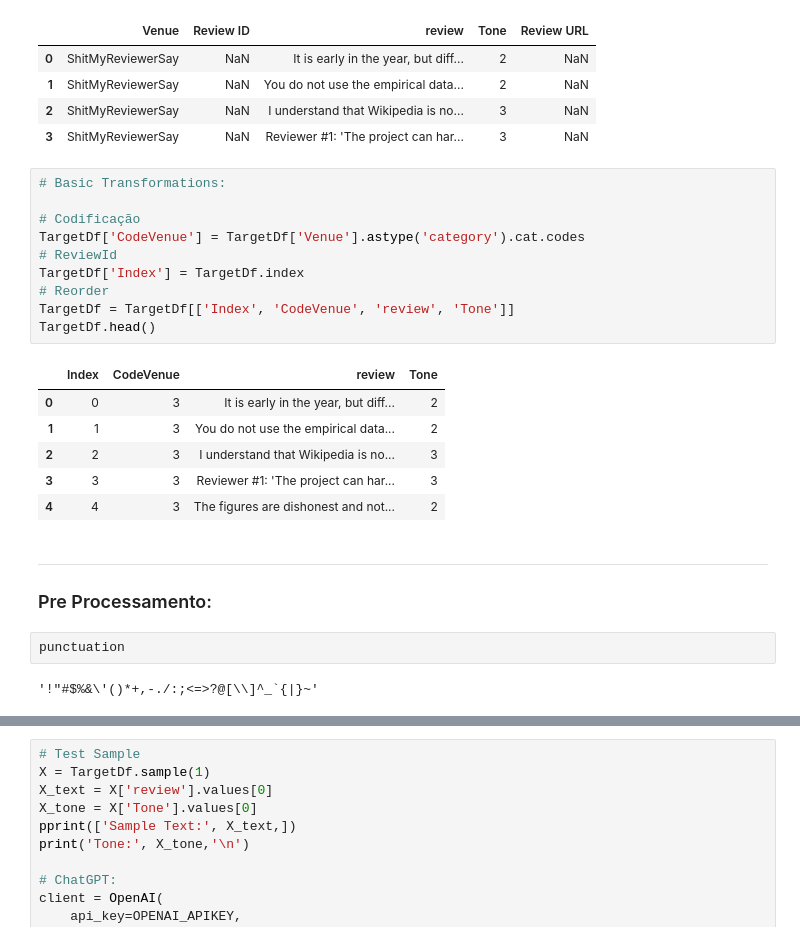
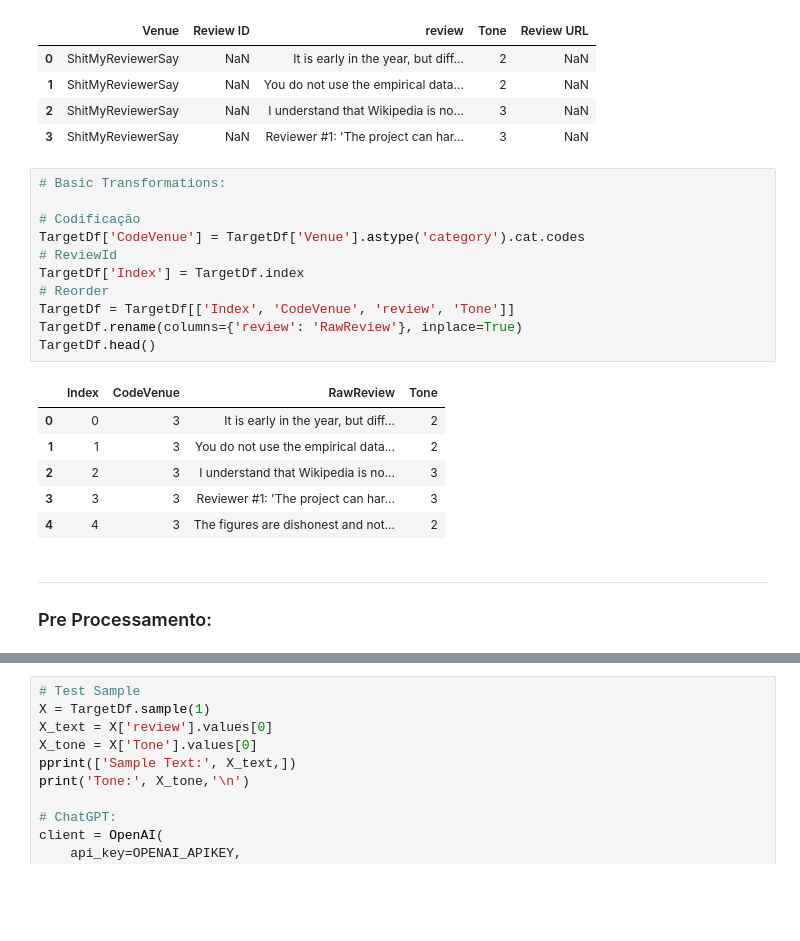
Before and after one commit to Gianini2/politeness1, a Jupyter notebook: politepeer-classification.ipynb, the cells around one changed output, grey strips where cells are left out. Cells and saved outputs as stored; diff of their text form; blank space fills up the shorter version.

```diff
--- a/politepeer-classification.ipynb
+++ b/politepeer-classification.ipynb
@@ -109,15 +153,16 @@ TargetDf.head(4)
 # %%
 # Basic Transformations:
 
 # Codificação
 TargetDf['CodeVenue'] = TargetDf['Venue'].astype('category').cat.codes
 # ReviewId
 TargetDf['Index'] = TargetDf.index
 # Reorder
 TargetDf = TargetDf[['Index', 'CodeVenue', 'review', 'Tone']]
+TargetDf.rename(columns={'review': 'RawReview'}, inplace=True)
 TargetDf.head()
 # %% [output]
-|  | Index | CodeVenue | review | Tone |
+|  | Index | CodeVenue | RawReview | Tone |
 | 0 | 0 | 3 | It is early in the year, but diff... | 2 |
 | 1 | 1 | 3 | You do not use the empirical data... | 2 |
 | 2 | 2 | 3 | I understand that Wikipedia is no... | 3 |
@@ -126,7 +171,3 @@ TargetDf.head()
 # %% [markdown]
 ---
 ### Pre Processamento:
-# %%
-punctuation
-# %% [output]
-'!"#$%&\'()*+,-./:;<=>?@[\\]^_`{|}~'
```
Also changed, not shown: parts of 37 cells of this notebook, 9 other files.
